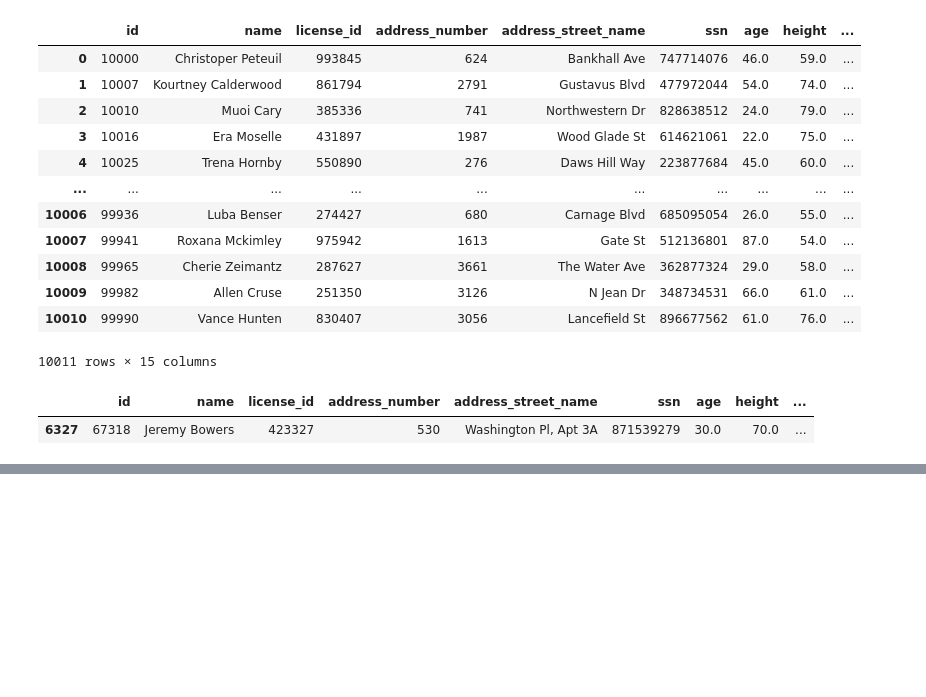
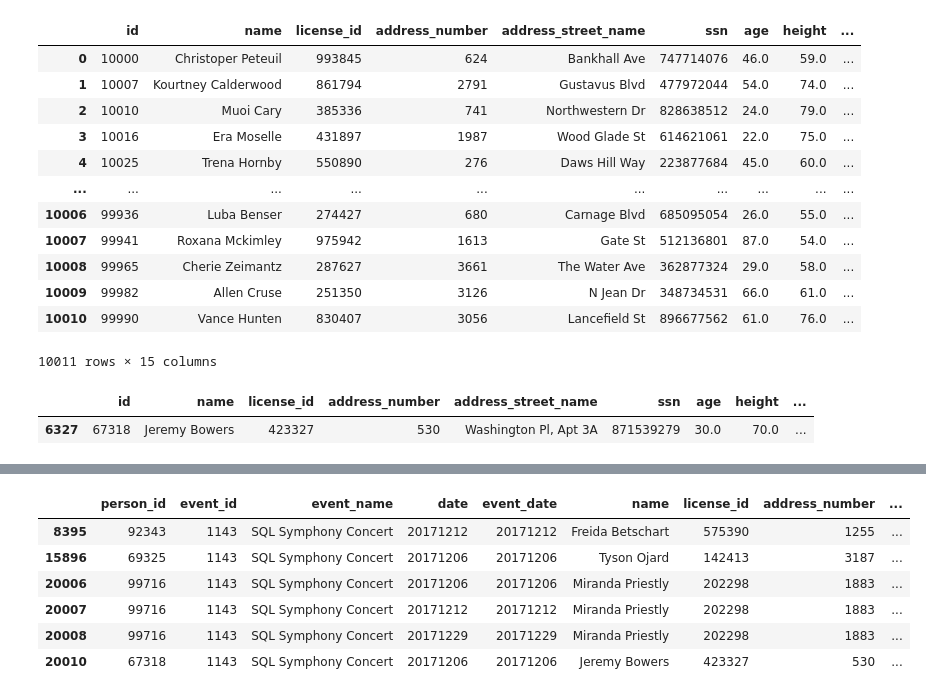
Before and after one commit to lnwprameza007/pythion_dataviz2024, a Jupyter notebook: Data_Viz_2024_Exam_2.ipynb, the cells around one changed output, grey strips where cells are left out. Cells and saved outputs as stored; diff of their text form; code cells hidden in the pictures; blank space fills up the shorter version.

Commit message:
Data_Viz_2024_Exam_2 แก้

```diff
--- a/Data_Viz_2024_Exam_2.ipynb
+++ b/Data_Viz_2024_Exam_2.ipynb
@@ -360,3 +366,8 @@ ic[ic['id'] == 67318]
 # %% [output]
 |  | id | name | license_id | address_number | address_street_name | ssn | age | height | ... |
 | 6327 | 67318 | Jeremy Bowers | 423327 | 530 | Washington Pl, Apt 3A | 871539279 | 30.0 | 70.0 | ... |
+# %%
+# prompt: แปลง event date เป็น strr
+
+event['event_date'] = event['date'].astype(str)
+event
@@ -362,0 +397,5 @@ ic[ic['id'] == 67318]
+# %%
+# prompt: หาคนที่ไป SQL Symphony Concert	วันที่ 20171206 20171212 20171229
+
+ev = event[(event.event_name == 'SQL Symphony Concert') & (event.event_date.isin(['20171206','20171212','20171229']))]
+ev
@@ -362,0 +410,10 @@ ic[ic['id'] == 67318]
+# %%
+ev.join(person_data.set_index('id'), on='person_id')
+# %% [output]
+|  | person_id | event_id | event_name | date | event_date | name | license_id | address_number | ... |
+| 8395 | 92343 | 1143 | SQL Symphony Concert | 20171212 | 20171212 | Freida Betschart | 575390 | 1255 | ... |
+| 15896 | 69325 | 1143 | SQL Symphony Concert | 20171206 | 20171206 | Tyson Ojard | 142413 | 3187 | ... |
+| 20006 | 99716 | 1143 | SQL Symphony Concert | 20171206 | 20171206 | Miranda Priestly | 202298 | 1883 | ... |
+| 20007 | 99716 | 1143 | SQL Symphony Concert | 20171212 | 20171212 | Miranda Priestly | 202298 | 1883 | ... |
+| 20008 | 99716 | 1143 | SQL Symphony Concert | 20171229 | 20171229 | Miranda Priestly | 202298 | 1883 | ... |
+| 20010 | 67318 | 1143 | SQL Symphony Concert | 20171206 | 20171206 | Jeremy Bowers | 423327 | 530 | ... |
```
Also changed, not shown: parts of 6 cells of this notebook.
